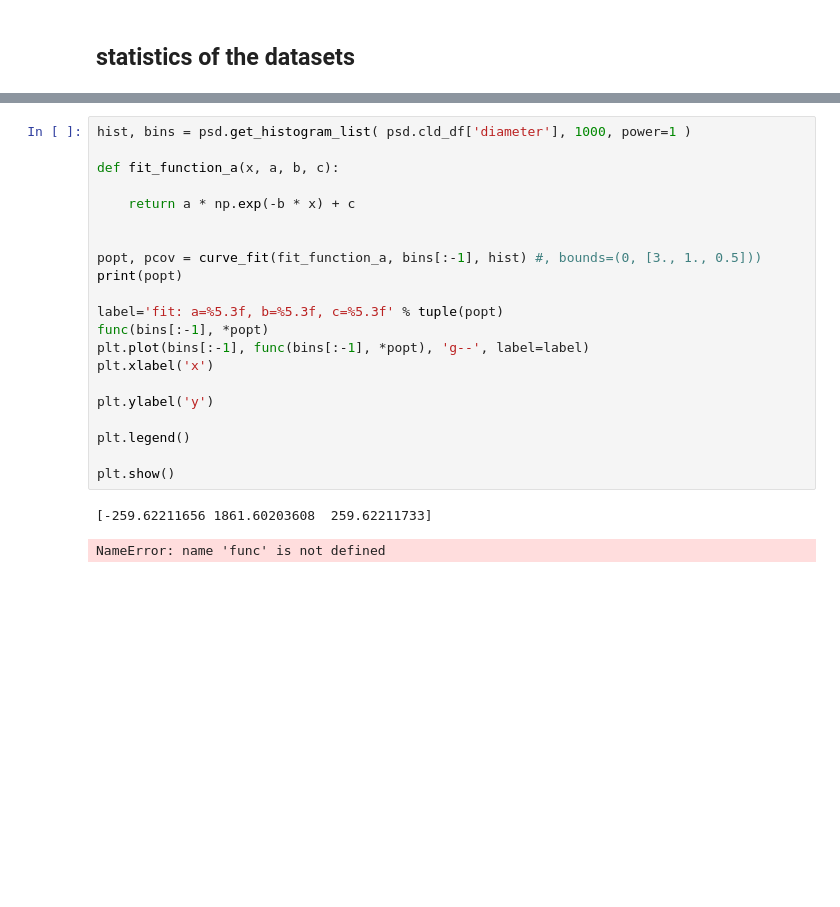
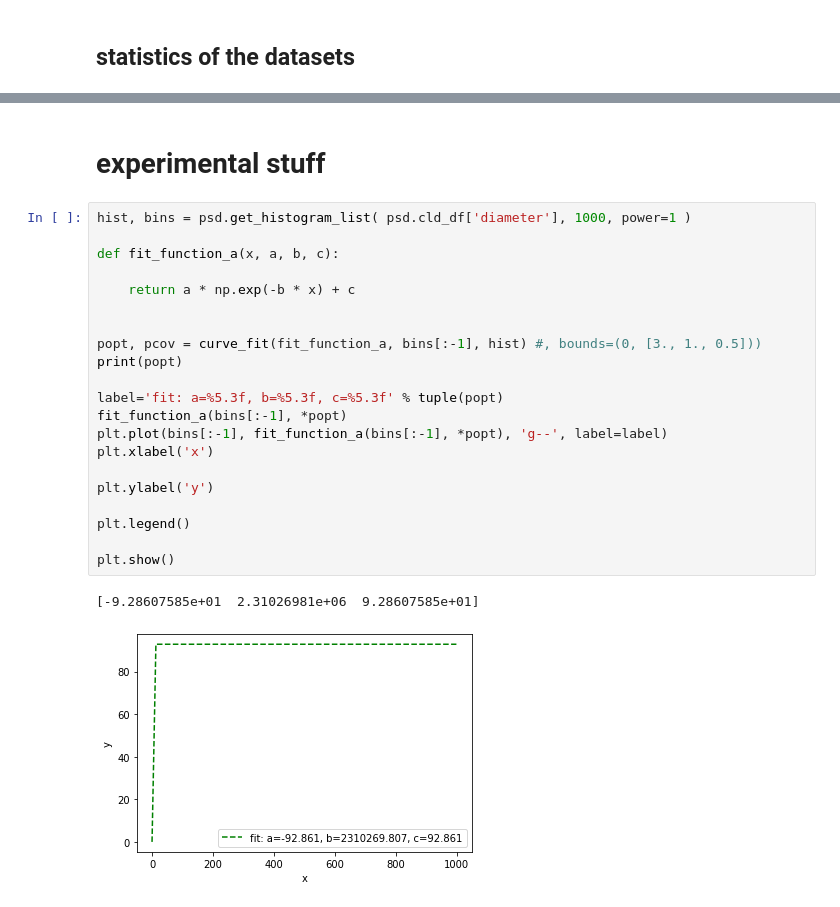
Before and after one commit to kleinerELM/Measure_Cord_Length_Distribution, a Jupyter notebook: size_distribution.ipynb, the cells around one changed output, grey strips where cells are left out. Drawn from its saved outputs; the diff is of its cells as text; blank space fills up the shorter version.

```diff
--- a/size_distribution.ipynb
+++ b/size_distribution.ipynb
@@ -232,24 +274,26 @@ volume - max: 239040.12 nm³, mean: 856.23 nm³, median: 113.10 nm³
+# %% [markdown]
+# experimental stuff
 # %%
 hist, bins = psd.get_histogram_list( psd.cld_df['diameter'], 1000, power=1 )
 
 def fit_function_a(x, a, b, c):
 
     return a * np.exp(-b * x) + c
 
 
 popt, pcov = curve_fit(fit_function_a, bins[:-1], hist) #, bounds=(0, [3., 1., 0.5]))
 print(popt)
 
 label='fit: a=%5.3f, b=%5.3f, c=%5.3f' % tuple(popt)
-func(bins[:-1], *popt)
-plt.plot(bins[:-1], func(bins[:-1], *popt), 'g--', label=label)
+fit_function_a(bins[:-1], *popt)
+plt.plot(bins[:-1], fit_function_a(bins[:-1], *popt), 'g--', label=label)
 plt.xlabel('x')
 
 plt.ylabel('y')
 
 plt.legend()
 
 plt.show()
 # %% [output]
-[-259.62211656 1861.60203608  259.62211733]
+[-9.28607585e+01  2.31026981e+06  9.28607585e+01]
-NameError: name 'func' is not defined
+[figure, added]
```
Also changed, not shown: parts of 16 cells of this notebook, 3 other files.
